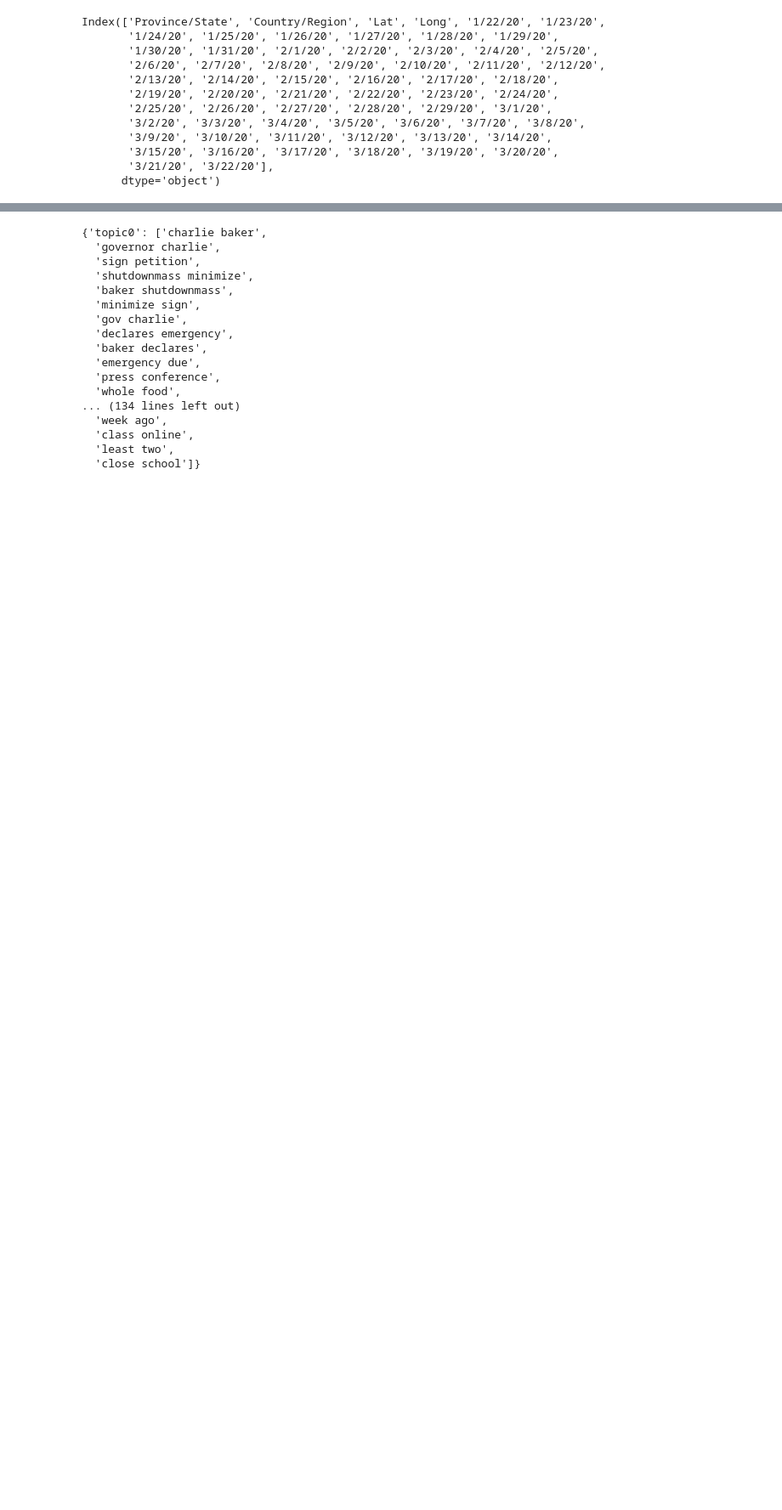
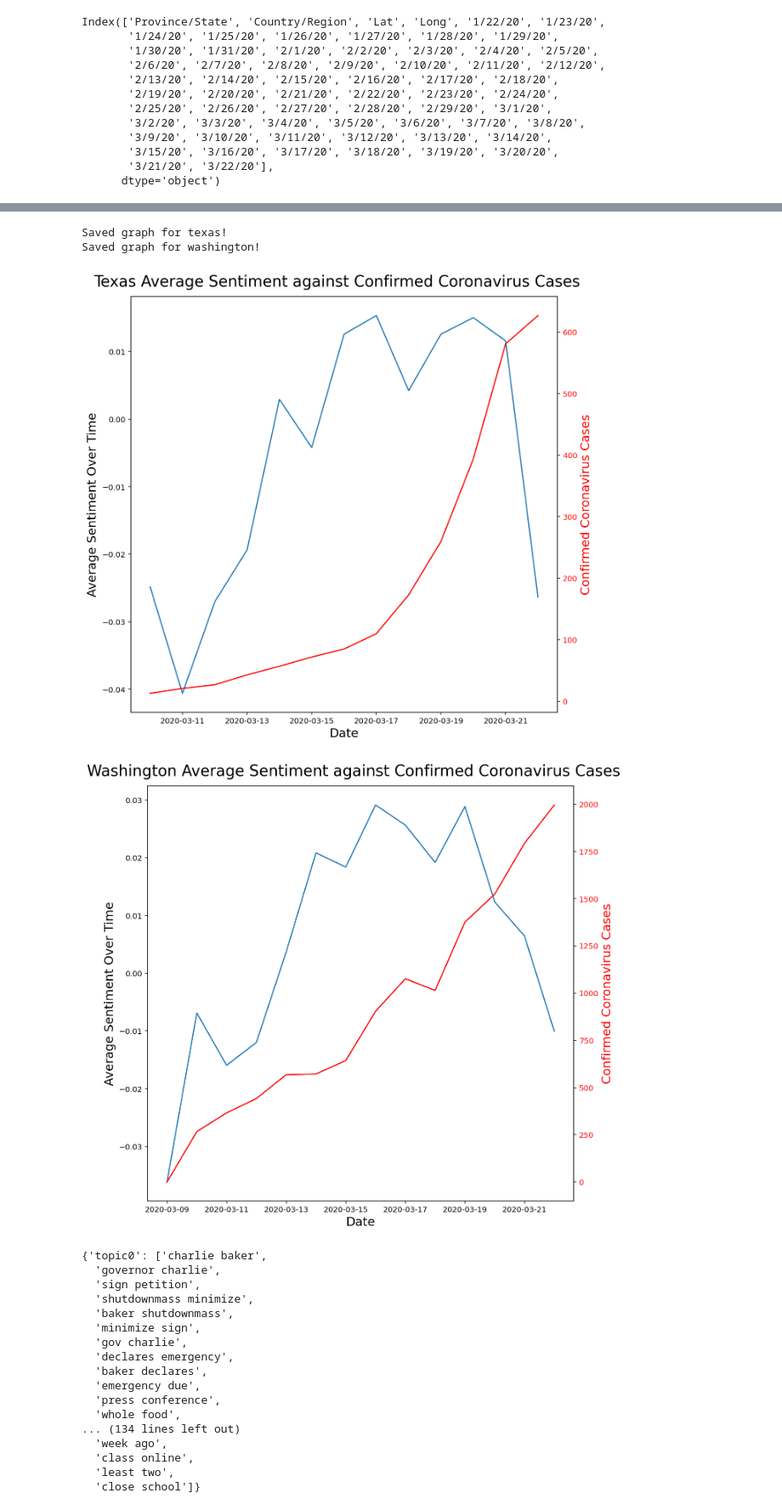
Before and after one commit to jtsliu/metis-project5-coronavirus, a Jupyter notebook: 6-visualizations.ipynb, the cells around one changed output, grey strips where cells are left out. Shown: that part at 85% size. Drawn from its saved outputs; the diff is of its cells as text; code cells hidden in the pictures; blank space fills up the shorter version.

```diff
--- a/6-visualizations.ipynb
+++ b/6-visualizations.ipynb
@@ -101,0 +86,2 @@ for t1 in ax2.get_yticklabels():
+# %%
+df = pd.read_csv(f'tweets/tweets_processed/coronavirus_texas_tweets_processed', engine = 'python')
@@ -102,3 +108,49 @@ for t1 in ax2.get_yticklabels():
+# %%
+cases_df = pd.read_csv(f'tweets/time_series_19-covid-Confirmed.txt', engine = 'python')
+cases_df['Province/State'] = cases_df['Province/State'].apply(lambda x:  x.replace(' ','') if type(x) == str else False)
+cases_df['Province/State'] = cases_df['Province/State'].apply(lambda x:  x.lower() if type(x) == str else False)
+
+def graphSentimentVsCases(state):
+    df = pd.read_csv(f'tweets/tweets_processed/coronavirus_{state}_tweets_processed', engine = 'python')
+    df = df[df['created_at'] != '0.0'] # if a created_at timestamp is not properly done, twitter has 0.0 filled in
+    df['date'] = df['created_at'].apply(lambda x: datetime.strptime(x[:10], '%Y-%m-%d') if type(x) == str else '0.0')
+    df = df[df['date'] != '0.0'] # if a created_at timestamp is not properly done, twitter has 0.0 filled in
+    dates = df.groupby(['date'])['sentiment'].mean().keys().tolist()
+    average_sentiment = df.groupby(['date'])['sentiment'].mean().tolist()
+
+    state_cases = cases_df[cases_df['Province/State'] == state]
+    state_cases = state_cases.iloc[:,-len(dates):].transpose()
+    state_cases.columns = [state]
+    state_cases = state_cases[state].tolist()
+
+    fig = plt.figure(figsize=(10,10))
+    fig.suptitle(f'{state.capitalize()} Average Sentiment against Confirmed Coronavirus Cases', fontsize=20, y=0.92)
+    ax1 = fig.add_subplot(111)
+    ax1.plot(dates, average_sentiment)
+    ax1.set_ylabel('Average Sentiment Over Time', fontsize=16)
+    ax1.set_xlabel('Date', fontsize=16)
+
+    ax2 = ax1.twinx()
+    ax2.plot(dates, state_cases, 'r-')
+    ax2.set_ylabel('Confirmed Coronavirus Cases', color='r', fontsize=16)
+    for t1 in ax2.get_yticklabels():
+        t1.set_color('r')
+
+    plt.savefig(f'tweets/images/{state}_sentiment_vs_cases.png')
+    print(f'Saved graph for {state}!')
+# %%
+state_list = ['california', 'colorado', 'florida',
+              'georgia', 'idaho', 'illinois',
+              'louisiana', 'massachusetts', 'newyork',
+              'tennessee', 'texas', 'washington']
+
+for state in state_list:
+    graphSentimentVsCases(state)
+# %% [output]
+Saved graph for texas!
+Saved graph for washington!
+[figure, added]
+[figure, added]
 # %%
 state = 'massachusetts'
 state_topics = pickle.load(open(f'tweets/models/{state}/{state}_specific_topics.txt', 'rb'))
```
Also changed, not shown: parts of 7 cells of this notebook, 1 other file.
